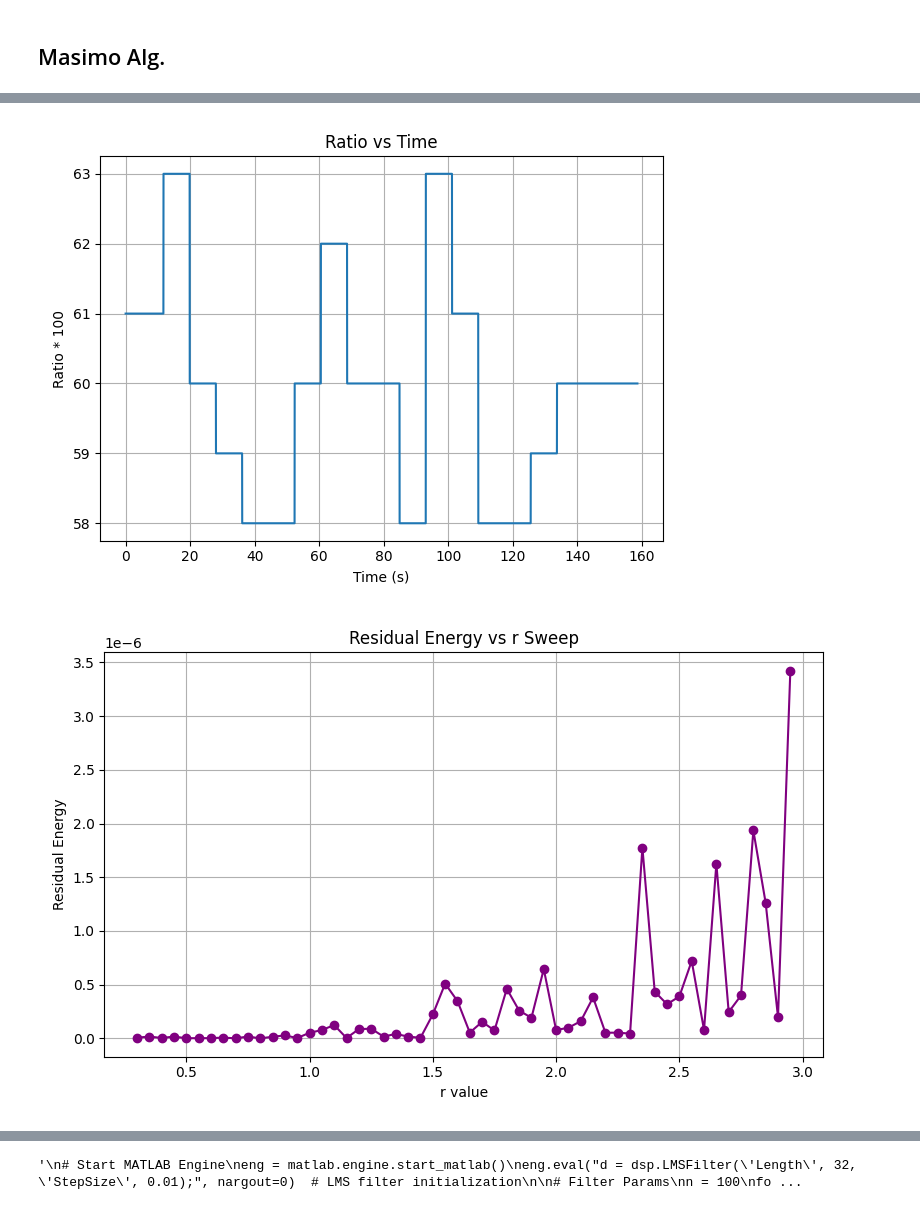
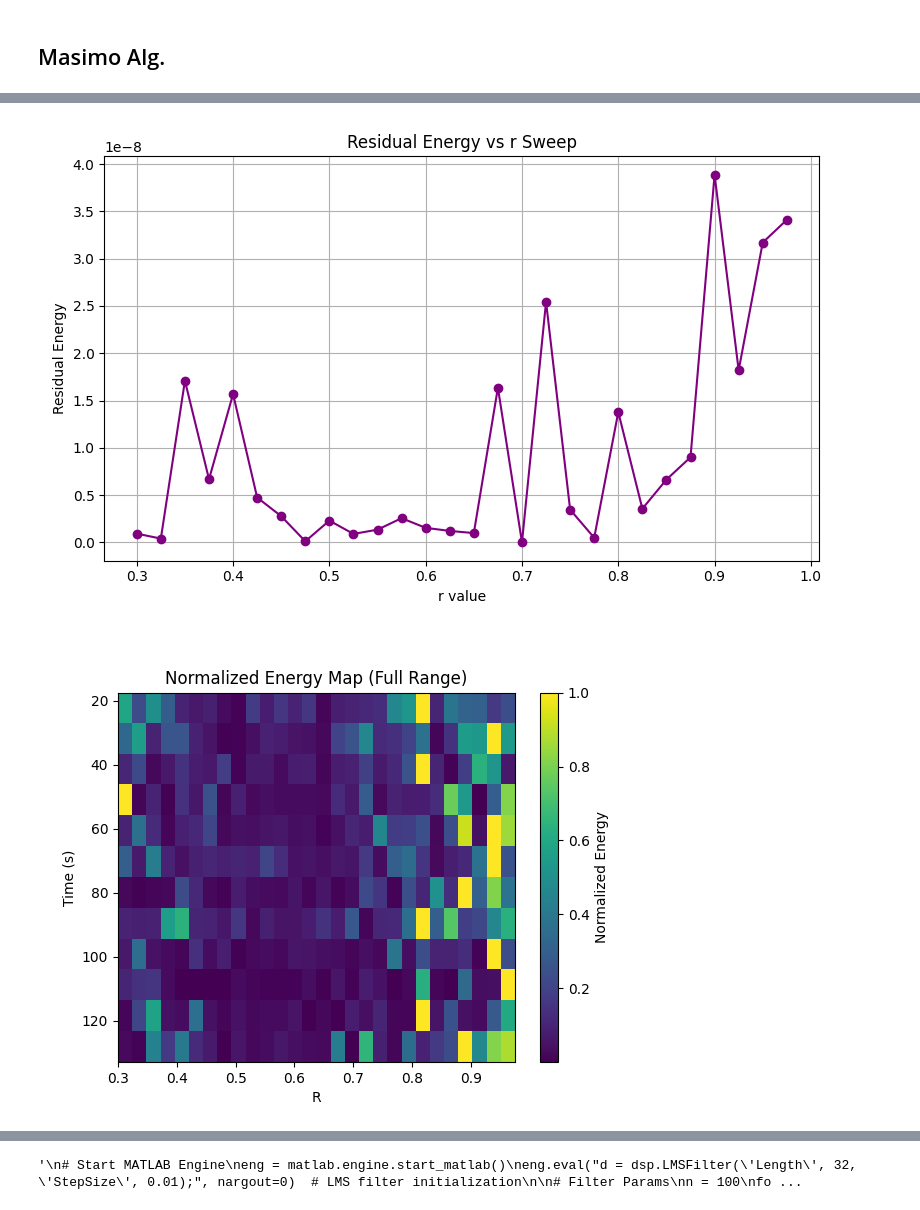
Before and after one commit to Audacity1213/tfo_masimo, a Jupyter notebook: notebooks/normalized_ac_with_masimo.ipynb, the cells around one changed output, grey strips where cells are left out. Drawn from its saved outputs; the diff is of its cells as text; code cells hidden in the pictures.

Commit message:
Second Energy Graph and Correlation
Added a second normalized energy graph to try to zoom in on particular values. Also added correlation and cross correlation calculations

```diff
--- a/notebooks/normalized_ac_with_masimo.ipynb
+++ b/notebooks/normalized_ac_with_masimo.ipynb
@@ -82,8 +82,8 @@ MA_FILTER_LENGTH = 30
 ir = np.convolve(ir, np.ones((MA_FILTER_LENGTH,)), mode='valid') / MA_FILTER_LENGTH
 rd = np.convolve(rd, np.ones((MA_FILTER_LENGTH,)), mode='valid') / MA_FILTER_LENGTH
 # Outlier
-#ir = winsorize(ir, [0.05, 0.05 ])
-#rd = winsorize(rd, [0.05, 0.05 ])
+ir = winsorize(ir, [0.05, 0.05 ])
+rd = winsorize(rd, [0.05, 0.05 ])
 
 fig, (ax1, ax2) = plt.subplots(1, 2, figsize=(12, 4), sharex=True)
 
@@ -165,7 +166,7 @@ r_time_axis = []
 window_length = 35 * FS
 overlap_percnt = 0.3
 
-r_values_fetal = np.arange(0.3, 3.0, step=0.05)
+r_values_fetal = np.arange(0.3, 1, step=0.025)
 # r_values_fetal = np.arange(0.3, 1.0, step=0.05)
 
 plot_window_indices = [2, 5, 7]  # Windows Graphed
@@ -186,13 +187,12 @@ for i in range(120):
     rs_for_plot = []
 
     for r in r_values_fetal:
-        #Reduce sensitivity to amplitude scales
-
 
         rs = r * filtered_ir - filtered_rd
+
         _, residual, __ = adaptive_filter_lms(rs, filtered_rd, filter_length=n, filter_lambda=forgetting_factor)
 
-        residual = residual[25 * FS:]  # Drop unstable part
+        residual = residual[20 * FS:]  # Drop unstable part
         residual = residual * get_window('hann', len(residual))
         energy = np.mean(residual * residual)
         calculated_energies_fetal.append(energy)
@@ -204,7 +204,7 @@ for i in range(120):
     max_energy_index = calculated_energies_fetal.index(max_energy)
     peak_r.append(r_values_fetal[max_energy_index])
     energy_map.append(np.array(calculated_energies_fetal) / max_energy)  # Normalize per window
-
+    '''
     if i in plot_window_indices:
         # Plot residual waveforms for min, middle, and max r
         r_plot_indices = [0, len(r_values_fetal) // 2, -1]
@@ -230,3 +230,4 @@ for i in range(120):
         plt.grid(True)
         plt.tight_layout()
         plt.show()
+        '''
@@ -255,43 +249,61 @@ plt.show()
 # %%
 
-# Plot energy map
+# Normalize energy_map
+energy_map = np.array(energy_map)
+energy_map_norm = energy_map / np.max(energy_map)
+
+# --- Plot full energy map ---
 plt.figure()
-energy_map = np.array(energy_map)
-energy_map = energy_map / np.max(energy_map)
-plt.imshow(energy_map, extent=[r_values_fetal[0], r_values_fetal[-1], r_time_axis[-1], r_time_axis[0]],
+plt.imshow(energy_map_norm,
+           extent=[r_values_fetal[0], r_values_fetal[-1], r_time_axis[-1], r_time_axis[0]],
            interpolation=None, aspect="auto")
 plt.xlabel('R')
 plt.ylabel('Time (s)')
 plt.colorbar(label='Normalized Energy')
+plt.title("Normalized Energy Map (Full Range)")
 
-#Plot the calculated ratio values
+# --- Plot zoomed-in energy map for R
+r_min, r_max = 0.2, 1.0
+
+# Find indices corresponding to zoom range
+zoom_indices = np.where((r_values_fetal >= r_min) & (r_values_fetal <= r_max))[0]
+
 plt.figure()
-plt.plot(ppg_timeline, ppg[:, 3])   # ppg[:, 2] is 'RatioAverage' from your CSV
+plt.imshow(energy_map_norm[:, zoom_indices],
+           extent=[r_values_fetal[zoom_indices[0]], r_values_fetal[zoom_indices[-1]], r_time_axis[-1], r_time_axis[0]],
+           interpolation=None, aspect="auto")
+plt.xlabel('R')
+plt.ylabel('Time (s)')
+plt.colorbar(label='Normalized Energy')
+plt.title(f"Normalized Energy Map Zoomed In ({r_min} to {r_max})")
+
+# Plot the calculated ratio values
+plt.figure()
+plt.plot(ppg_timeline, ppg[:, 3])
 plt.xlabel("Time (s)")
 plt.ylabel("Ratio * 100")
 plt.title("Ratio vs Time")
 plt.grid(True)
 plt.tight_layout()
-plt.show()
 
-
-# Plot Peak R over time (no saturation)
+# Plot Peak R over time
 fig, ax1 = plt.subplots()
 ax1.plot(r_time_axis, peak_r, 'x-', color='dodgerblue')
 ax1.set_ylabel('Peak R', color='dodgerblue')
 ax1.set_xlabel('Time (s)')
 ax1.tick_params(axis='y', labelcolor='dodgerblue')
 ax1.set_title("Peak R over Time")
 
-# Example: plotting the first sweep (e.g., from i = 0)
+# Plot Residual Energy vs r Sweep
 plt.figure(figsize=(8, 5))
 plt.plot(r_values_fetal, calculated_energies_fetal, marker='o', color='purple')
 plt.xlabel("r value")
 plt.ylabel("Residual Energy")
 plt.title("Residual Energy vs r Sweep")
 plt.grid(True)
 plt.tight_layout()
+
 plt.show()
 # %% [output]
-[figure, old version]
+[figure, new version]
-[figure, old version]
+[figure, new version]
```
Also changed, not shown: parts of 9 cells of this notebook.
